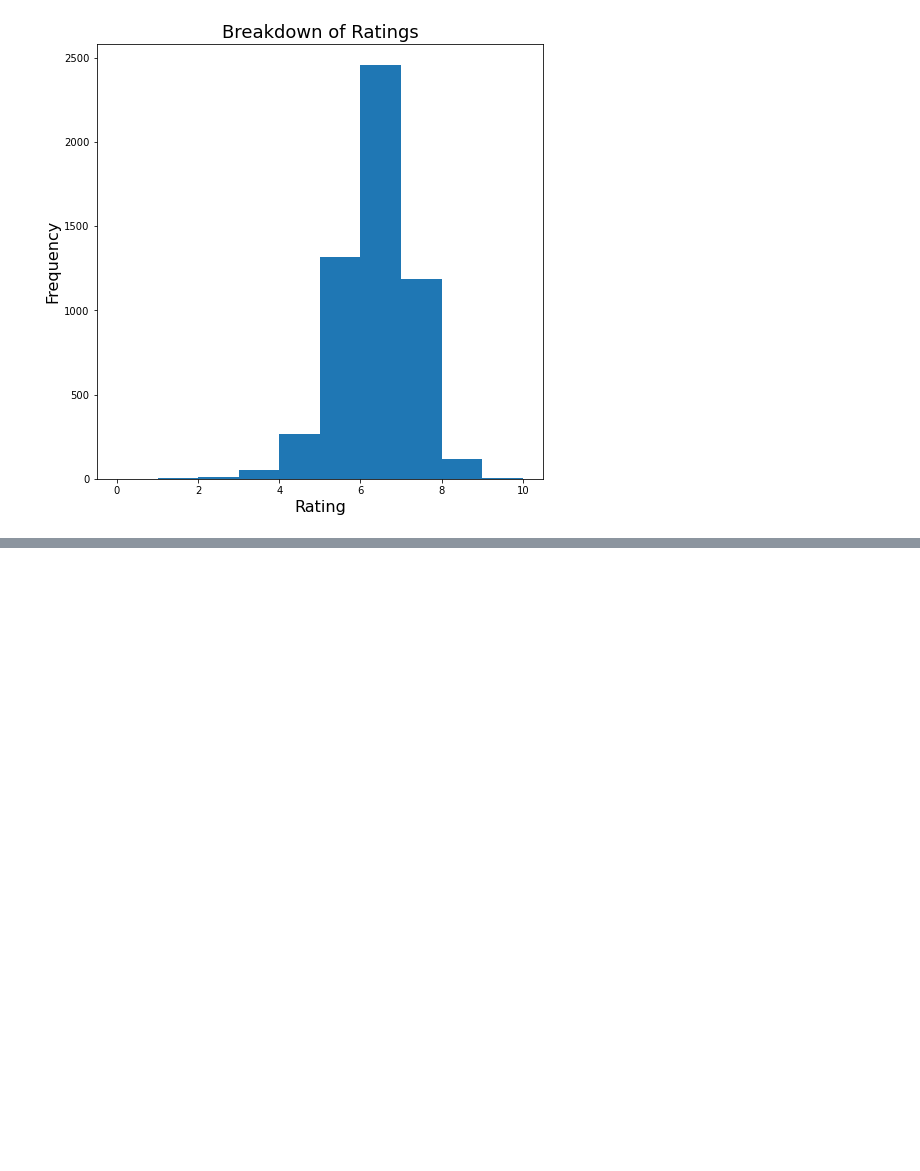
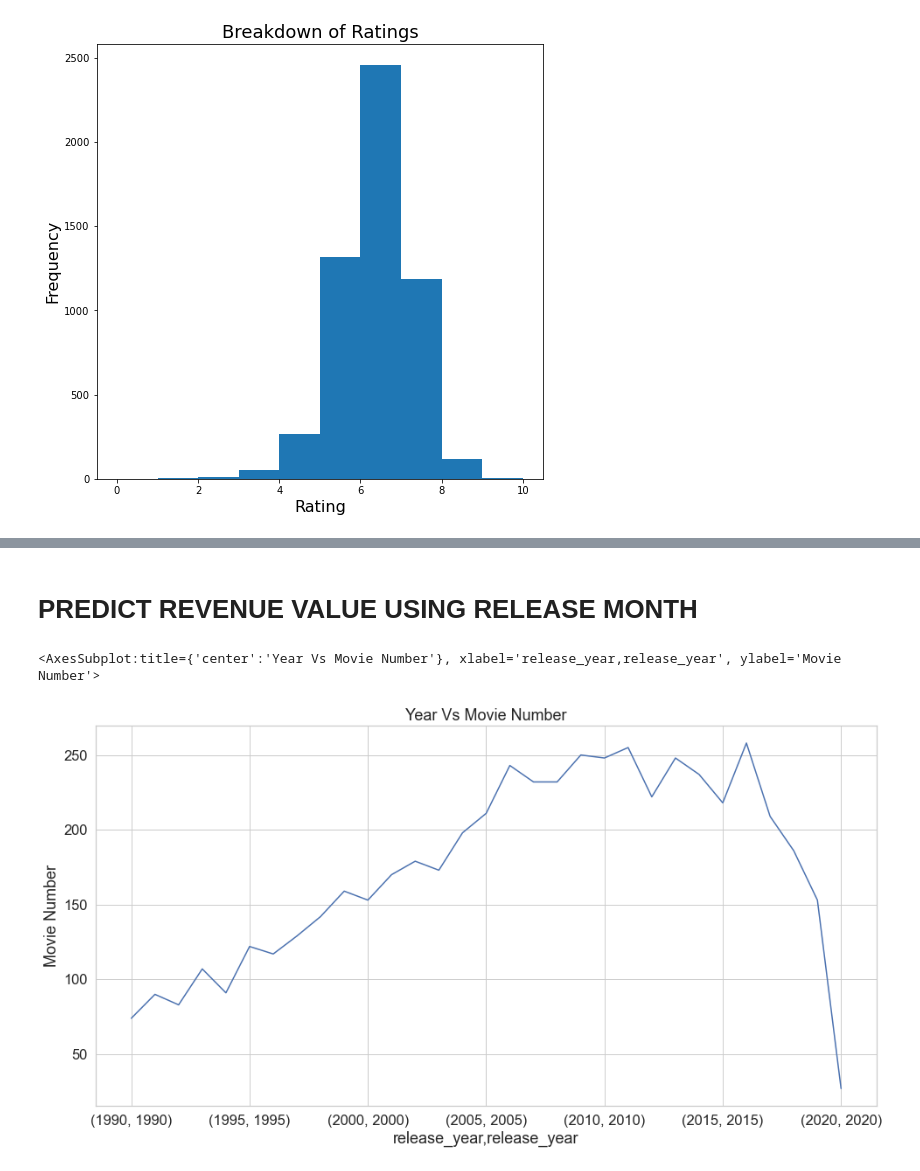
Before and after one commit to EZQQQQ/Movie-Analysis, a Jupyter notebook: MAIN-Copy1.ipynb, the cells around one changed output, grey strips where cells are left out. Cells and saved outputs as stored; diff of their text form; code cells hidden in the pictures; blank space fills up the shorter version.

```diff
--- a/MAIN-Copy1.ipynb
+++ b/MAIN-Copy1.ipynb
@@ -472,0 +490,14 @@ plt.show()
+# %% [markdown]
+# PREDICT REVENUE VALUE USING RELEASE MONTH
+# %%
+# Setup the size, title and labels of the figure
+f = plt.figure(figsize=(16, 8))
+plt.title("Year Vs Movie Number",fontsize = 18)
+plt.xlabel('Release year',fontsize = 18)
+plt.ylabel('Movie Number',fontsize = 18)
+sb.set(style="whitegrid", font_scale=1.5)
+
+movie_data.groupby('release_year')['release_year'].value_counts().plot()
+# %% [output]
+<AxesSubplot:title={'center':'Year Vs Movie Number'}, xlabel='release_year,release_year', ylabel='Movie Number'>
+[figure, added]
```
Also changed, not shown: parts of 29 cells of this notebook.
